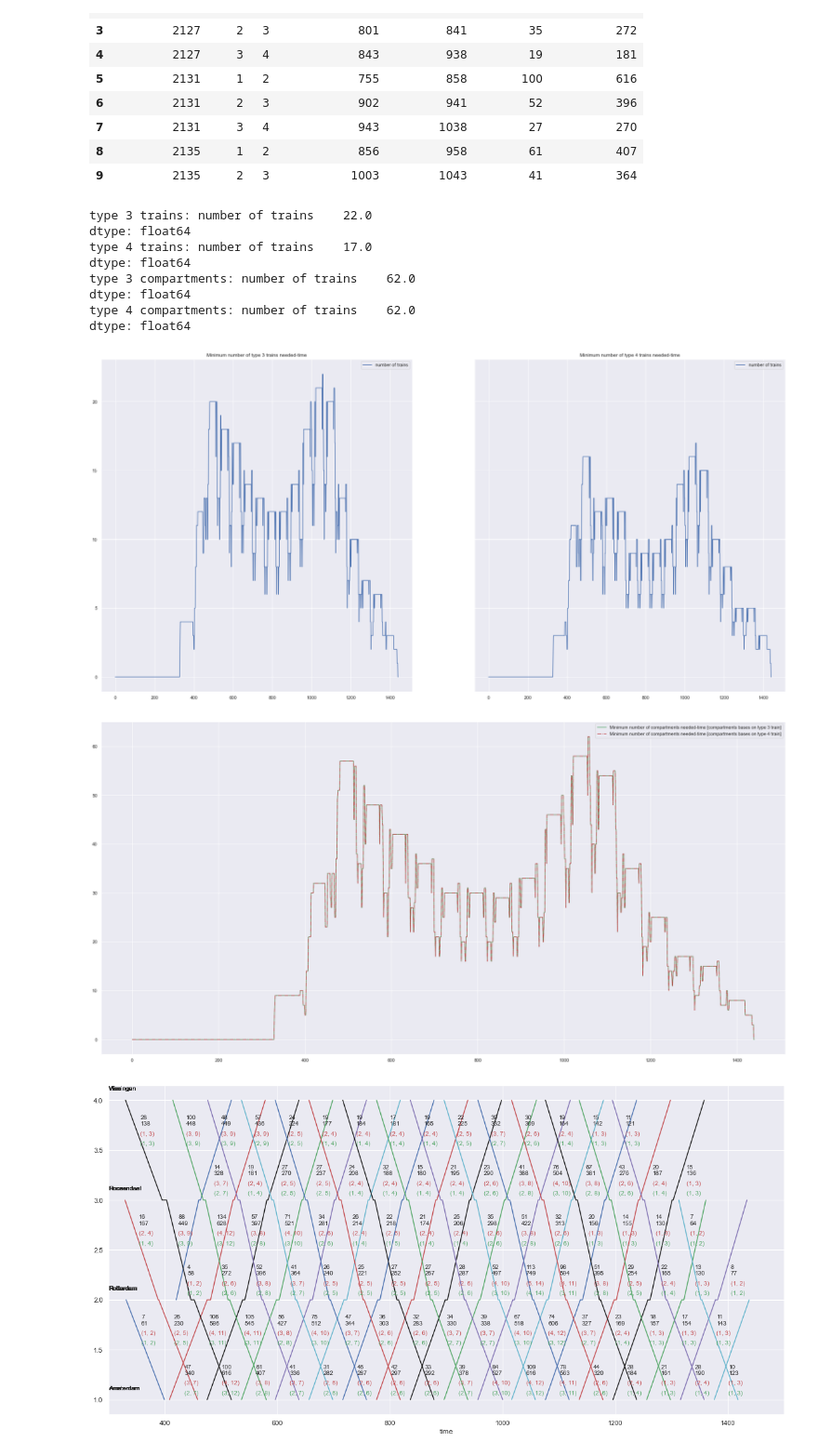
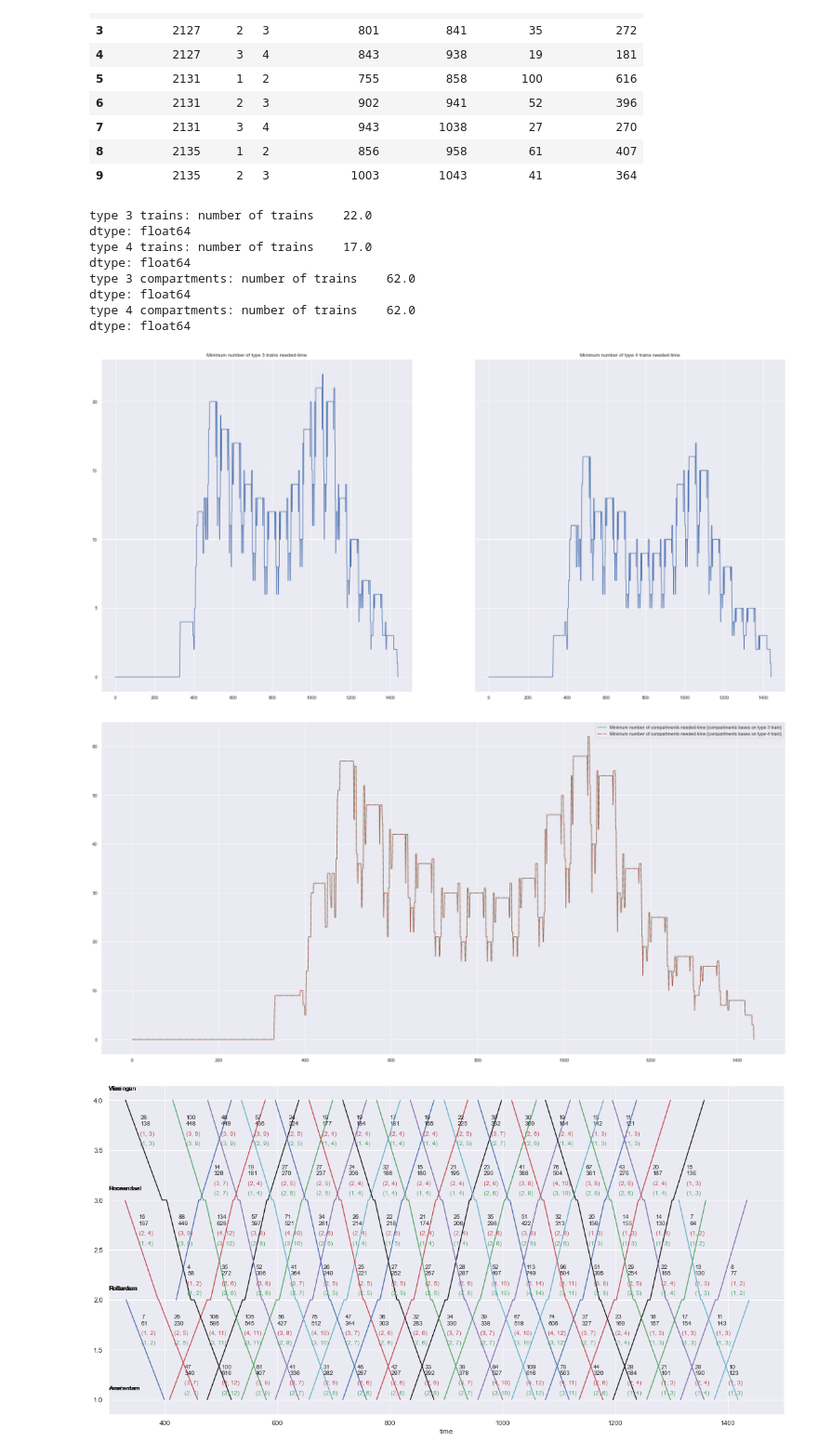
Before and after one commit to Sun-flowerSamurai/train-modelling, a Jupyter notebook: loading_train_data.ipynb, the cells around one changed output. Shown at 93% size. Cells and saved outputs as stored; diff of their text form; code cells hidden in the pictures.

```diff
--- a/loading_train_data.ipynb
+++ b/loading_train_data.ipynb
@@ -35,33 +35,35 @@ minimum_number_of_type_4_compartments = traintools.minimum_number_of_trains_at_t
 # %%
 fig1, ax1 = plt.subplots(nrows=1, ncols=2, squeeze=False, sharex=True, sharey=True, figsize=(30, 15))
 fig2, ax2 = plt.subplots(nrows=1, ncols=1, squeeze=False, figsize=(30, 15))
 
 minimum_number_of_type_3_trains.plot(ax=ax1[0, 0])
 minimum_number_of_type_4_trains.plot(ax=ax1[0, 1])
 minimum_number_of_type_3_compartments.plot(color='g', ax=ax2[0, 0])
 minimum_number_of_type_4_compartments.plot(color='r', linestyle='-.', ax=ax2[0, 0])
 
 ax1[0, 0].set_title('Minimum number of type 3 trains needed-time')
 ax1[0, 1].set_title('Minimum number of type 4 trains needed-time')
+ax1[0, 0].legend().remove()
+ax1[0, 1].legend().remove()
 ax2[0, 0].legend([
     'Minimum number of compartments needed-time [compartments bases on type 3 train]',
     'Minimum number of compartments needed-time [compartments bases on type 4 train]'
     ])
 
 print(f'type 3 trains: {minimum_number_of_type_3_trains.max()}')
 print(f'type 4 trains: {minimum_number_of_type_4_trains.max()}')
 print(f'type 3 compartments: {minimum_number_of_type_3_compartments.max()}')
 print(f'type 4 compartments: {minimum_number_of_type_4_compartments.max()}')
 # %% [output]
 type 3 trains: number of trains    22.0
 dtype: float64
 type 4 trains: number of trains    17.0
 dtype: float64
 type 3 compartments: number of trains    62.0
 dtype: float64
 type 4 compartments: number of trains    62.0
 dtype: float64
-[figure, old version]
+[figure, new version]
 [figure]
 # %%
 trains = traintools.create_trains_dict(df)
```
